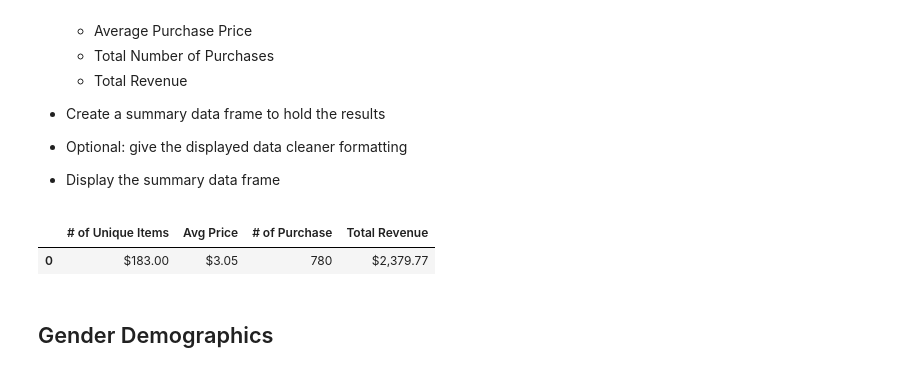
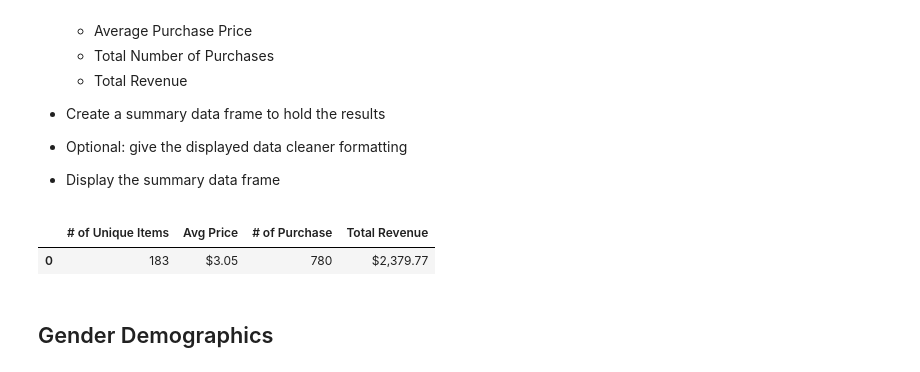
Before and after one commit to sbell1258/pandas-challenge, a Jupyter notebook: HeroesOfPymoli_starter.ipynb, the cells around one changed output. Drawn from its saved outputs; the diff is of its cells as text; code cells hidden in the pictures.

Commit message:
format chgs

```diff
--- a/HeroesOfPymoli_starter.ipynb
+++ b/HeroesOfPymoli_starter.ipynb
@@ -113,27 +113,26 @@ Total number of players:  576
 # %%
 item_count = len(purchase_data["item_id"].value_counts())
 avg_price = purchase_data["Price"].mean()
 no_of_purchases = purchase_data['purchase_id'].count()
 tot_revenue = purchase_data["Price"].sum()
 
-column_names1 = ["# of Unique Items", "Avg Price", "# of Purchase", "Total Revenue"]
-purch_analysis_df = pd.DataFrame(columns = column_names1)
 purch_analysis_df = pd.DataFrame({
     "# of Unique Items": [item_count],
     "Avg Price": [avg_price],
     "# of Purchase": [no_of_purchases],
     "Total Revenue": [tot_revenue]
 })
 
-purch_analysis_df['# of Unique Items'] = purch_analysis_df['# of Unique Items'].map("${:,.2f}".format)
+purch_analysis_df['# of Unique Items'] = purch_analysis_df['# of Unique Items'].map("{:,}".format)
 purch_analysis_df['Avg Price'] = purch_analysis_df['Avg Price'].map("${:,.2f}".format)
 purch_analysis_df['# of Purchase'] = purch_analysis_df['# of Purchase'].map("{:,}".format)
 purch_analysis_df['Total Revenue'] = purch_analysis_df['Total Revenue'].map("${:,.2f}".format)
+purch_analysis_df = purch_analysis_df.loc[:,["# of Unique Items", "Avg Price", "# of Purchase", "Total Revenue"]]
 
 purch_analysis_df
 # %% [output]
 |  | # of Unique Items | Avg Price | # of Purchase | Total Revenue |
-| 0 | $183.00 | $3.05 | 780 | $2,379.77 |
+| 0 | 183 | $3.05 | 780 | $2,379.77 |
 # %% [markdown]
 ## Gender Demographics
 # %% [markdown]
```
